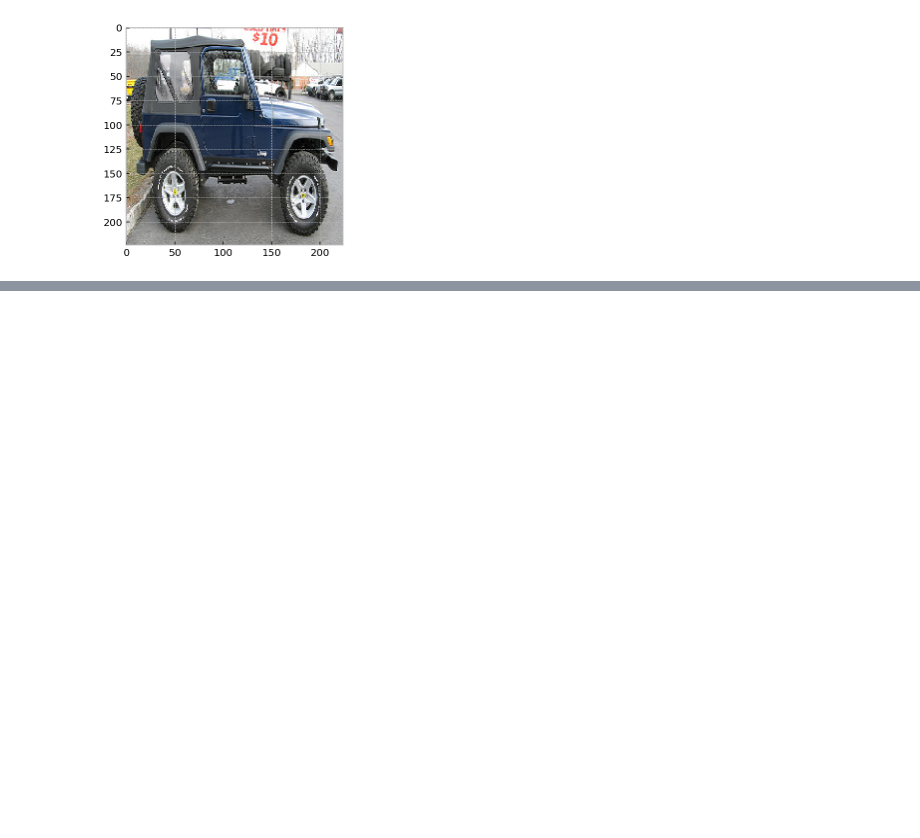
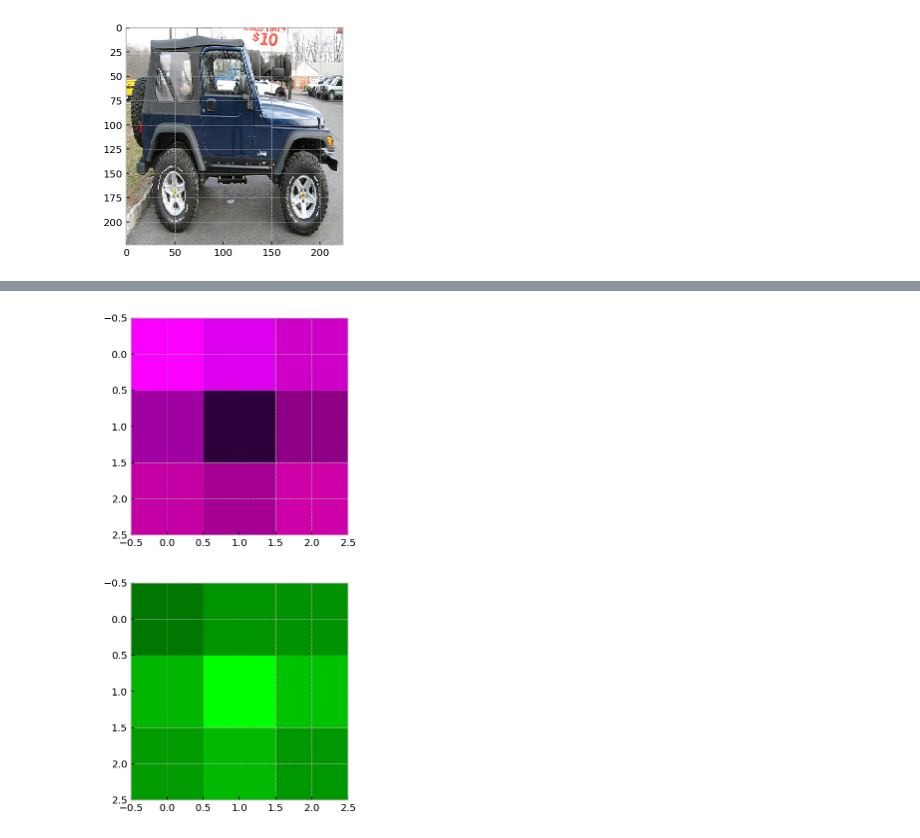
Before and after one commit to maraur/DAT340, a Jupyter notebook: Assignment 5/Code.ipynb, the cells around one changed output, grey strips where cells are left out. Drawn from its saved outputs; the diff is of its cells as text; code cells hidden in the pictures; blank space fills up the shorter version.

```diff
--- a/Assignment 5/Code.ipynb
+++ b/Assignment 5/Code.ipynb
@@ -213,0 +270,8 @@ Epoch 10/10
+# %%
+plt.imshow(kernel_image(vggmodel.get_weights()[0], 15, True))
+plt.show()
+plt.imshow(kernel_image(vggmodel.get_weights()[0], 15, False))
+plt.show()
+# %% [output]
+[figure, added]
+[figure, added]
```
Also changed, not shown: parts of 14 cells of this notebook.
